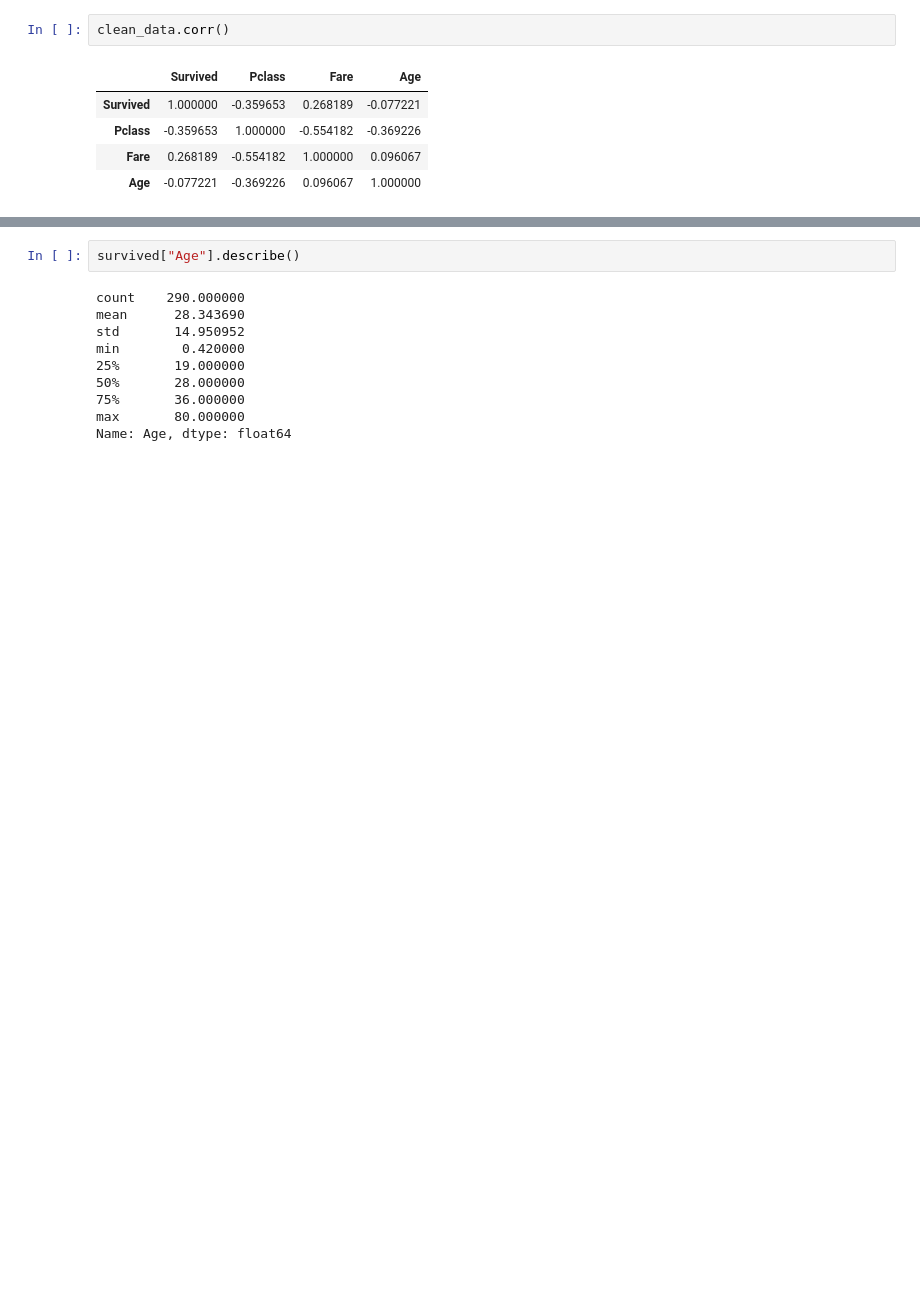
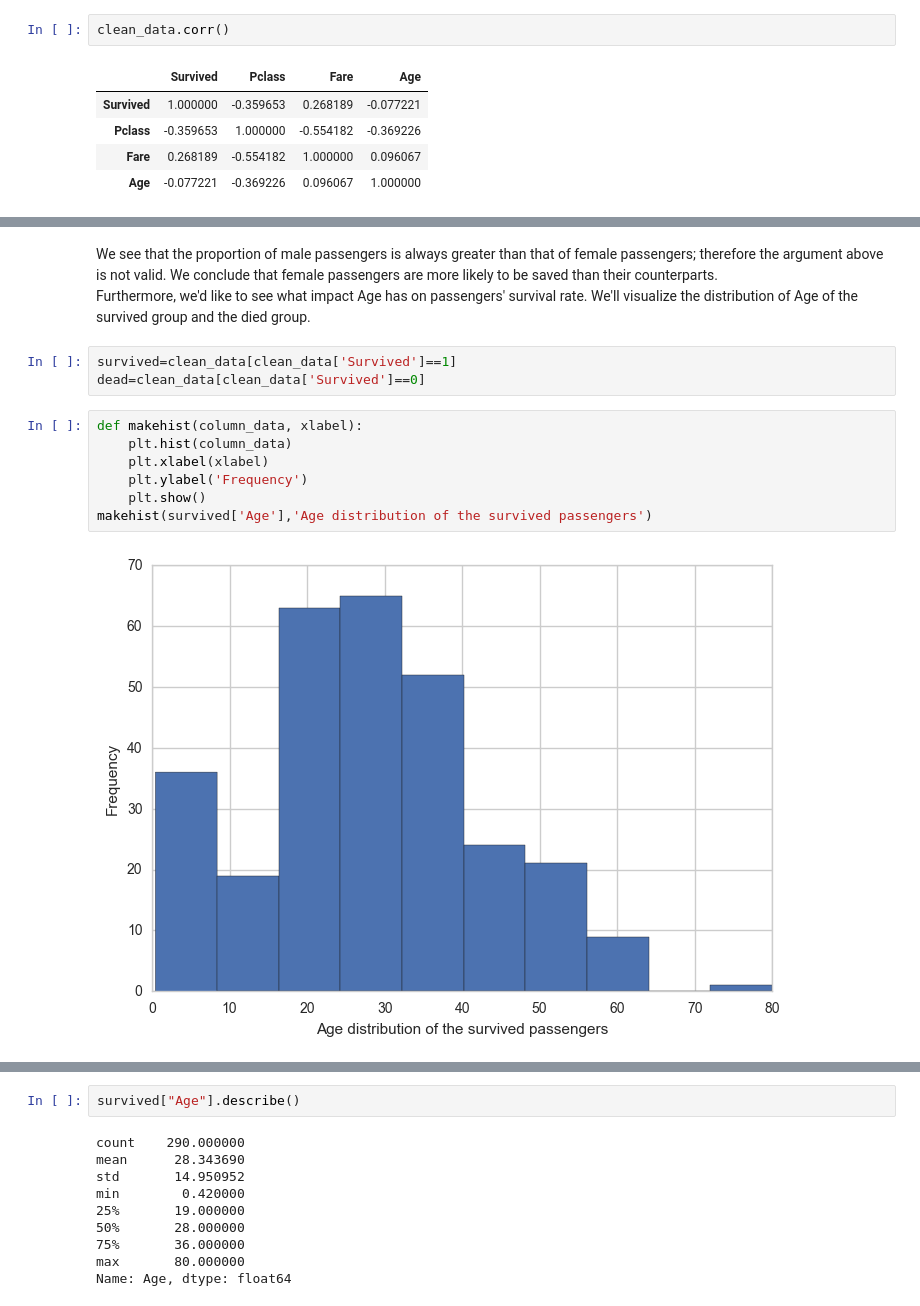
Before and after one commit to baocongchen/Investigate-a-Dataset, a Jupyter notebook: Investigating_a_Dataset.ipynb, the cells around one changed output, grey strips where cells are left out. Saved outputs shown, nothing was run; the diff lists cells and outputs as text; blank space fills up the shorter version.

```diff
--- a/Investigating_a_Dataset.ipynb
+++ b/Investigating_a_Dataset.ipynb
@@ -118,0 +111,15 @@ clean_data.corr()
+# %% [markdown]
+We see that the proportion of male passengers is always greater than that of female passengers; therefore the argument above is not valid. We conclude that female passengers are more likely to be saved than their counterparts. <br>
+Furthermore, we'd like to see what impact Age has on passengers' survival rate. We'll visualize the distribution of Age of the survived group and the died group.
+# %%
+survived=clean_data[clean_data['Survived']==1]
+dead=clean_data[clean_data['Survived']==0]
+# %%
+def makehist(column_data, xlabel):
+    plt.hist(column_data)
+    plt.xlabel(xlabel)
+    plt.ylabel('Frequency')
+    plt.show()
+makehist(survived['Age'],'Age distribution of the survived passengers')
+# %% [output]
+[figure, added]
```
Also changed, not shown: parts of 38 cells of this notebook, 1 other file.
